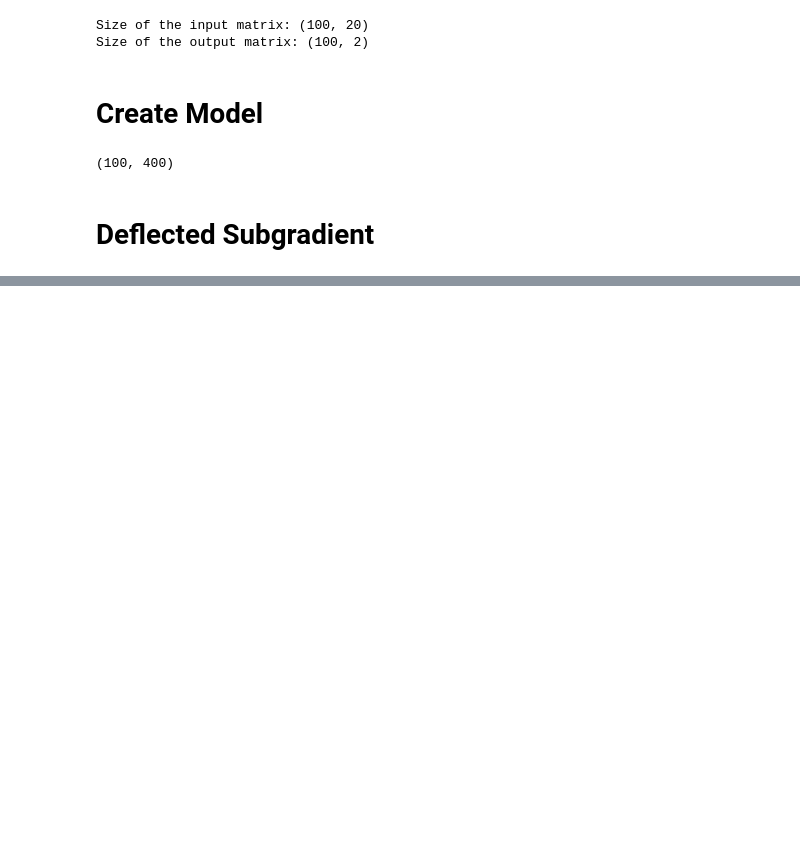
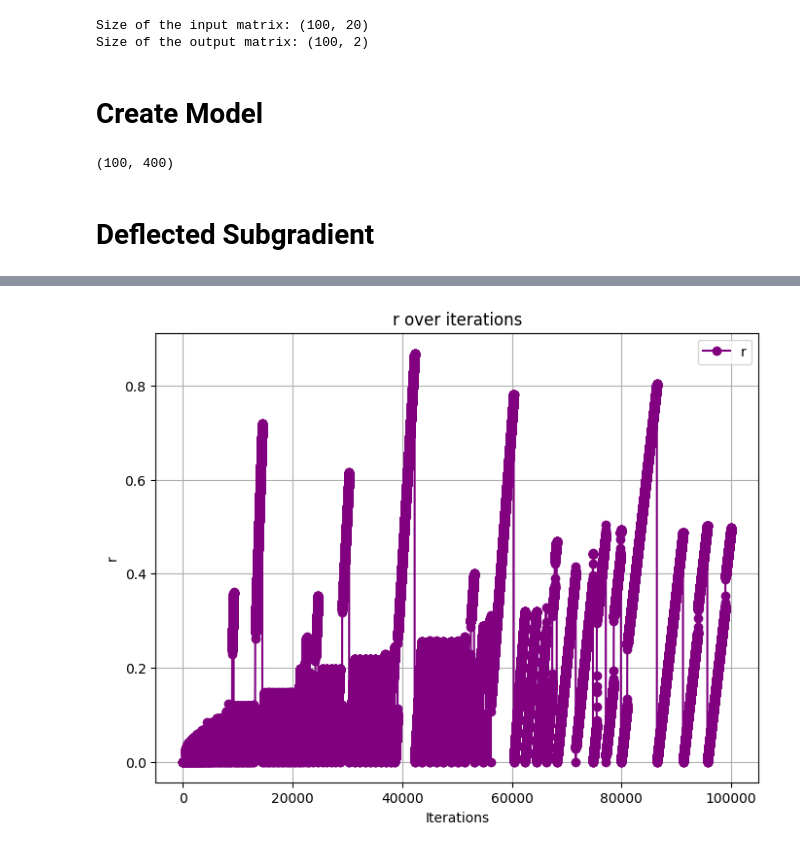
Before and after one commit to LoSpiri/computational-mathematics, a Jupyter notebook: Python/main.ipynb, the cells around one changed output, grey strips where cells are left out. Drawn from its saved outputs; the diff is of its cells as text; code cells hidden in the pictures; blank space fills up the shorter version.

```diff
--- a/Python/main.ipynb
+++ b/Python/main.ipynb
@@ -75,0 +80,4 @@ deflected.plot(log_scale=True)
+# %%
+deflected.plot_r()
+# %% [output]
+[figure, added]
```
Also changed, not shown: parts of 6 cells of this notebook, 1 other file.
